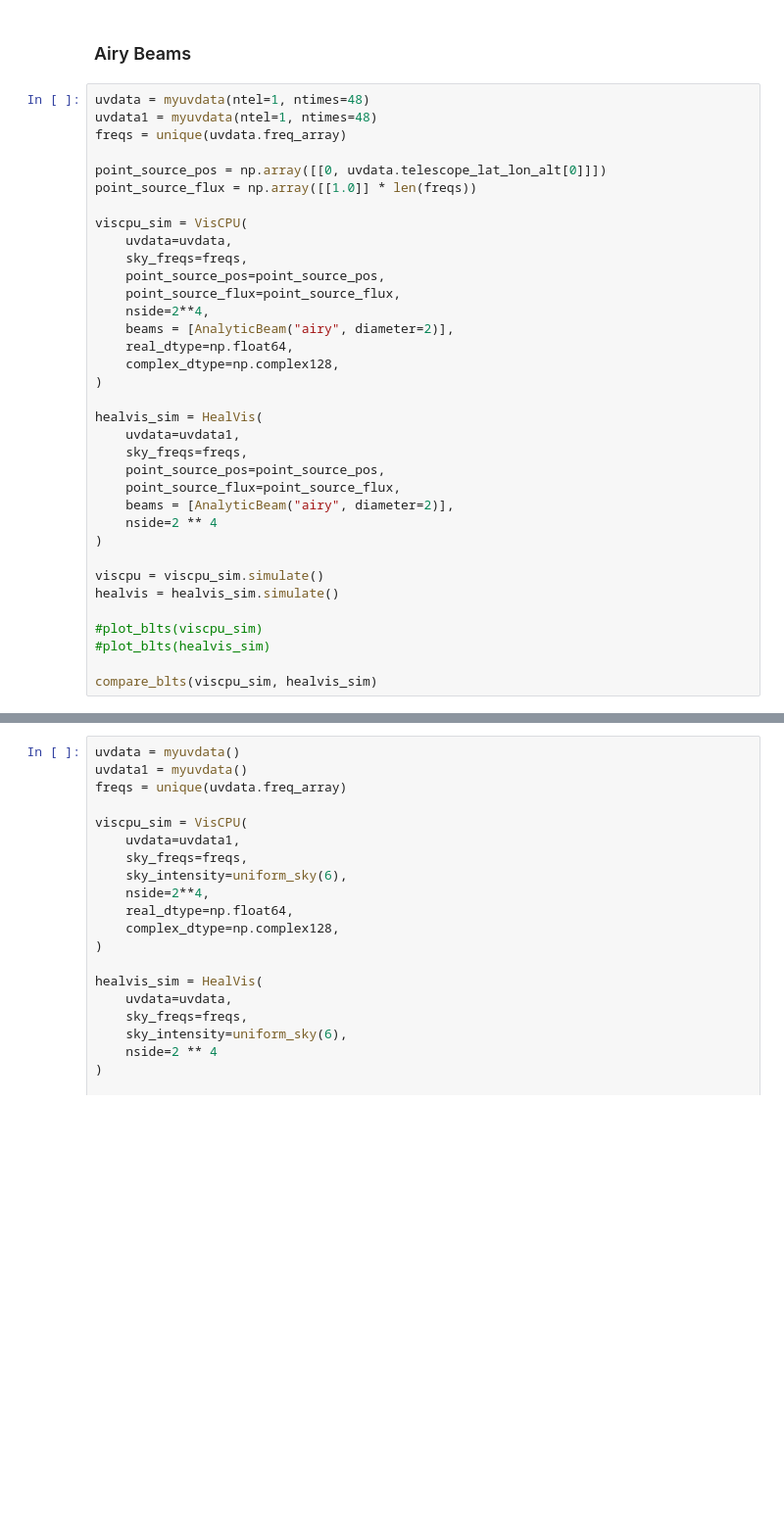
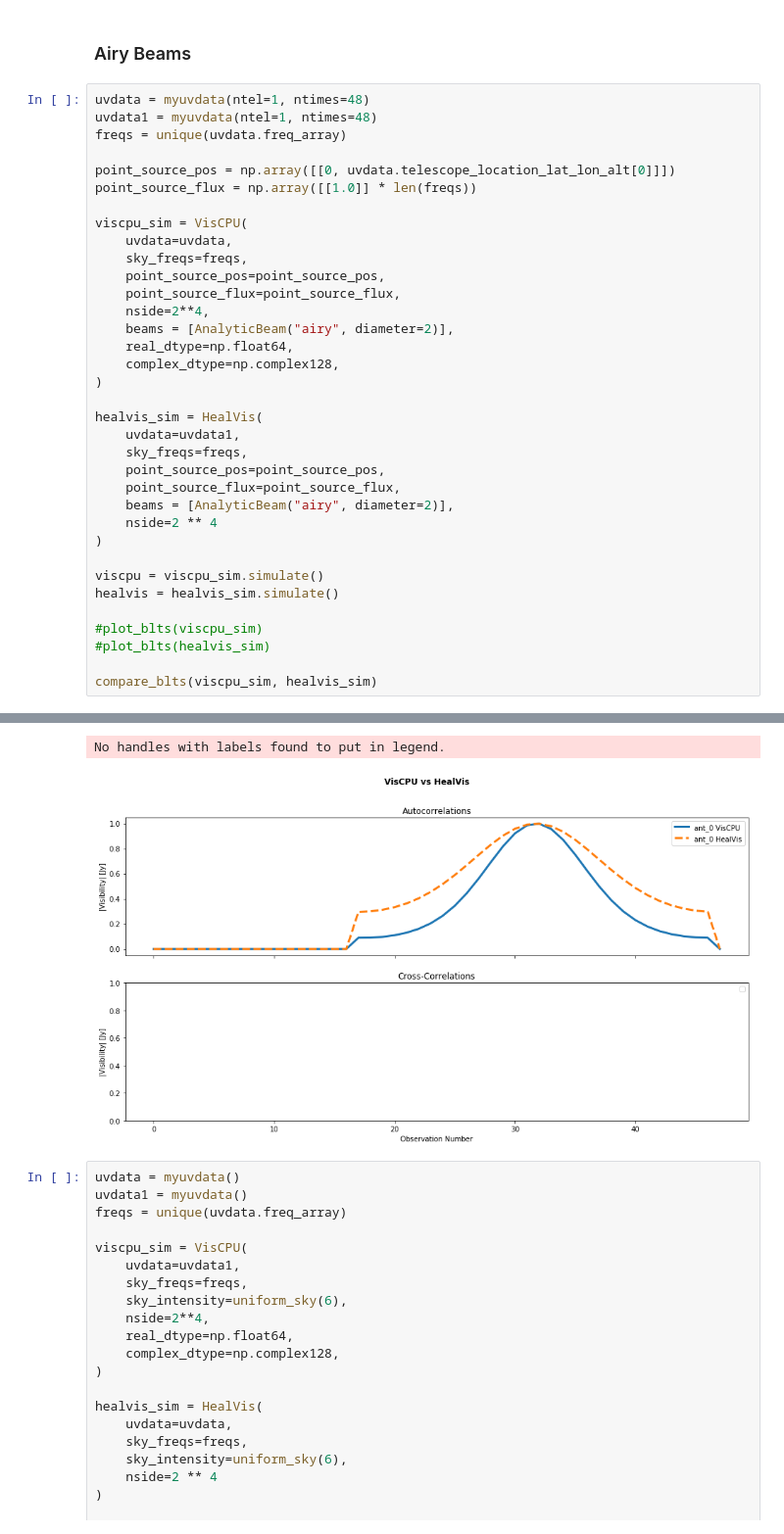
Before and after one commit to HERA-Team/hera_sim, a Jupyter notebook: docs/tutorials/visibility_simulator.ipynb, the cells around one changed output, grey strips where cells are left out. Shown: that part at 98% size. Saved outputs shown, nothing was run; the diff lists cells and outputs as text; blank space fills up the shorter version.

```diff
--- a/docs/tutorials/visibility_simulator.ipynb
+++ b/docs/tutorials/visibility_simulator.ipynb
@@ -267,7 +267,7 @@ uvdata = myuvdata(ntel=1, ntimes=48)
 uvdata1 = myuvdata(ntel=1, ntimes=48)
 freqs = unique(uvdata.freq_array)
 
-point_source_pos = np.array([[0, uvdata.telescope_lat_lon_alt[0]]])
+point_source_pos = np.array([[0, uvdata.telescope_location_lat_lon_alt[0]]])
 point_source_flux = np.array([[1.0]] * len(freqs))
 
 viscpu_sim = VisCPU(
@@ -297,3 +297,4 @@ healvis = healvis_sim.simulate()
 #plot_blts(healvis_sim)
 
 compare_blts(viscpu_sim, healvis_sim)
+# %% [output]
@@ -300,3 +335,5 @@ compare_blts(viscpu_sim, healvis_sim)
+No handles with labels found to put in legend.
+[figure, added]
 # %%
 uvdata = myuvdata()
 uvdata1 = myuvdata()
```
Also changed, not shown: parts of 2 cells of this notebook, 1 other file.
